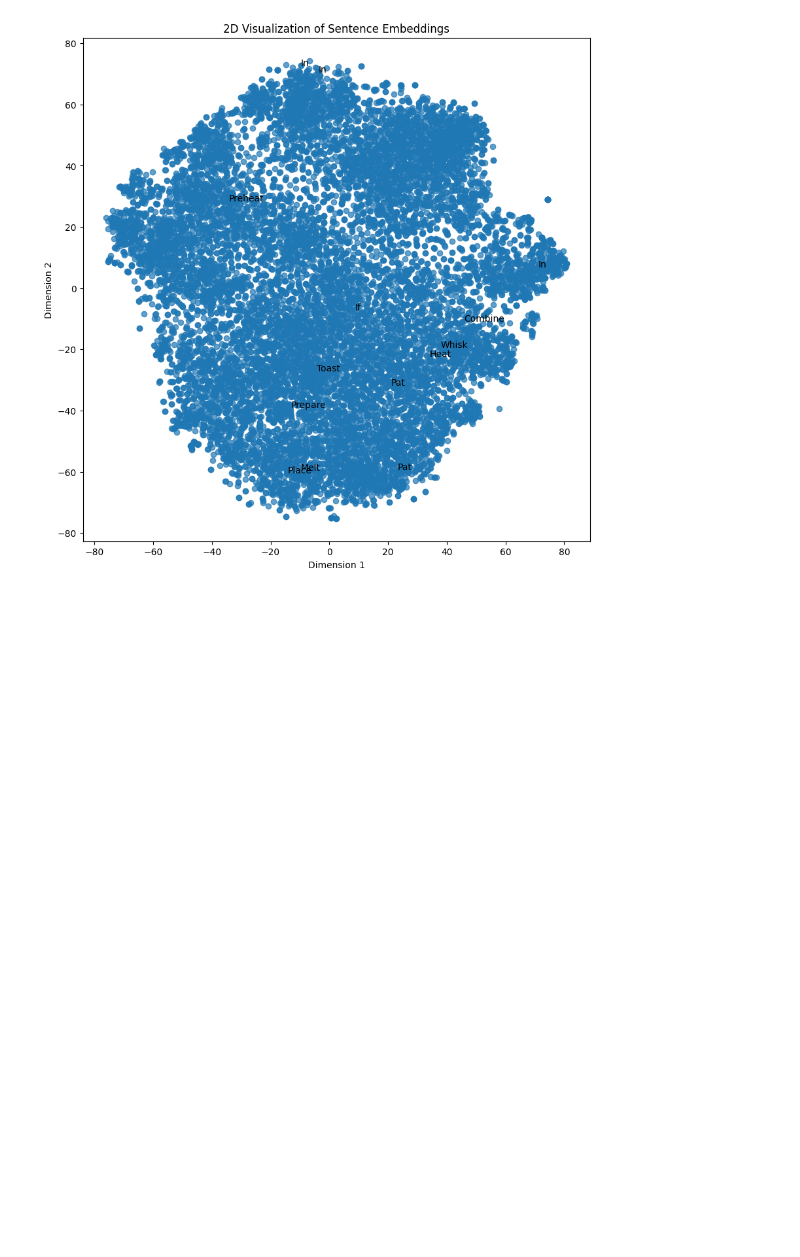
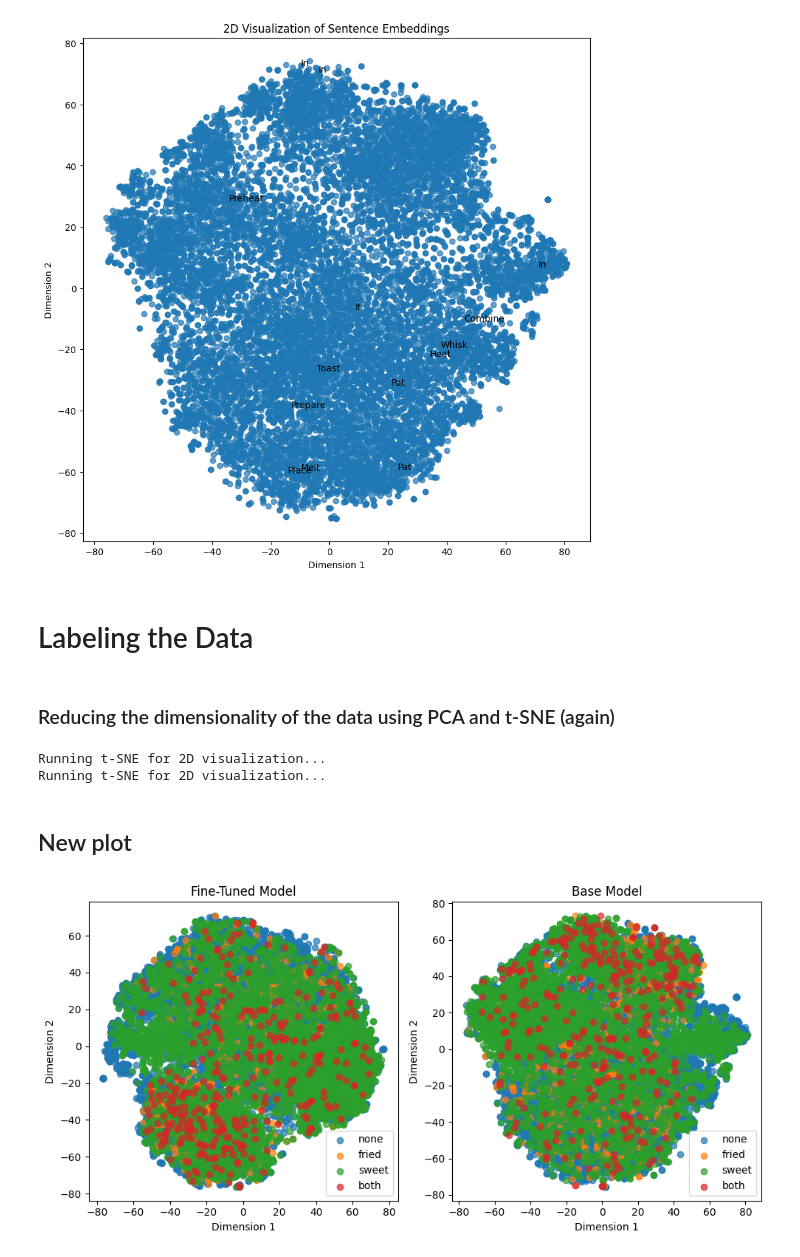
Before and after one commit to talesitf/cookembeddings, a Jupyter notebook: notebooks/Visualizer.ipynb, the cells around one changed output. Saved outputs shown, nothing was run; the diff lists cells and outputs as text; code cells hidden in the pictures; blank space fills up the shorter version.

Commit message:
Preparação para finalizar

```diff
--- a/notebooks/Visualizer.ipynb
+++ b/notebooks/Visualizer.ipynb
@@ -150,3 +160,5 @@ plt.show()
 data["BaseEmbedding"] = embeddings.tolist()
 # %%
 data.to_csv("../data/13k-recipes-embeddings.csv", index=False)
+# %% [markdown]
+# Labeling the Data
@@ -152,0 +191,72 @@ data.to_csv("../data/13k-recipes-embeddings.csv", index=False)
+# %% [markdown]
+### Reducing the dimensionality of the data using PCA and t-SNE (again)
+# %%
+import ast
+import numpy as np
+from sklearn.decomposition import PCA
+from sklearn.manifold import TSNE
+
+embeddings = data["Embedding"].tolist()
+# Converter lista de embeddings para um array NumPy
+embeddings = np.array([ast.literal_eval(embedding) for embedding in embeddings])
+
+# Redução de dimensionalidade usando PCA antes do t-SNE
+n_components = min(50, embeddings.shape[0], embeddings.shape[1])  # Define n_components dinamicamente
+pca = PCA(n_components=n_components)
+embeddings_pca = pca.fit_transform(embeddings)
+
+# Configurar perplexidade para t-SNE com base no número de amostras
+perplexity = min(30, len(embeddings_pca) - 1)  # Perplexidade deve ser menor que n_samples
+tsne = TSNE(n_components=2, random_state=42, perplexity=perplexity)
+
+# Redução final para 2D com t-SNE
+print("Running t-SNE for 2D visualization...")
+embeddings_2d = tsne.fit_transform(embeddings_pca)
+
+
+embeddings_base = data["BaseEmbedding"].tolist()
+# Converter lista de embeddings para um array NumPy
+embeddings_base = np.array([ast.literal_eval(embedding) for embedding in embeddings_base])
+
+# Redução de dimensionalidade usando PCA antes do t-SNE
+embeddings_pca_base = pca.fit_transform(embeddings_base)
+
+# Redução final para 2D com t-SNE
+print("Running t-SNE for 2D visualization...")
+embeddings_2d_base = tsne.fit_transform(embeddings_pca_base)
+# %% [output]
+Running t-SNE for 2D visualization...
+Running t-SNE for 2D visualization...
+# %% [markdown]
+## New plot
+# %%
+import matplotlib.pyplot as plt
+
+# Plot the embedded data with fine-tuned model and base model with labels
+plt.figure(figsize=(10, 5))
+plt.subplot(1, 2, 1)
+
+for label in data['label'].unique():
+    mask = data['label'] == label
+    plt.scatter(embeddings_2d[mask, 0], embeddings_2d[mask, 1], label=label, alpha=0.7)
+
+plt.title("Fine-Tuned Model")
+plt.xlabel("Dimension 1")
+plt.ylabel("Dimension 2")
+plt.legend()
+
+plt.subplot(1, 2, 2)
+
+for label in data['label'].unique():
+    mask = data['label'] == label
+    plt.scatter(embeddings_2d_base[mask, 0], embeddings_2d_base[mask, 1], label=label, alpha=0.7)
+
+plt.title("Base Model")
+plt.xlabel("Dimension 1")
+plt.ylabel("Dimension 2")
+plt.legend()
+
+plt.tight_layout()
+plt.show()
+# %% [output]
+[figure, added]
```
Also changed, not shown: parts of 6 cells of this notebook, 12 other files.
